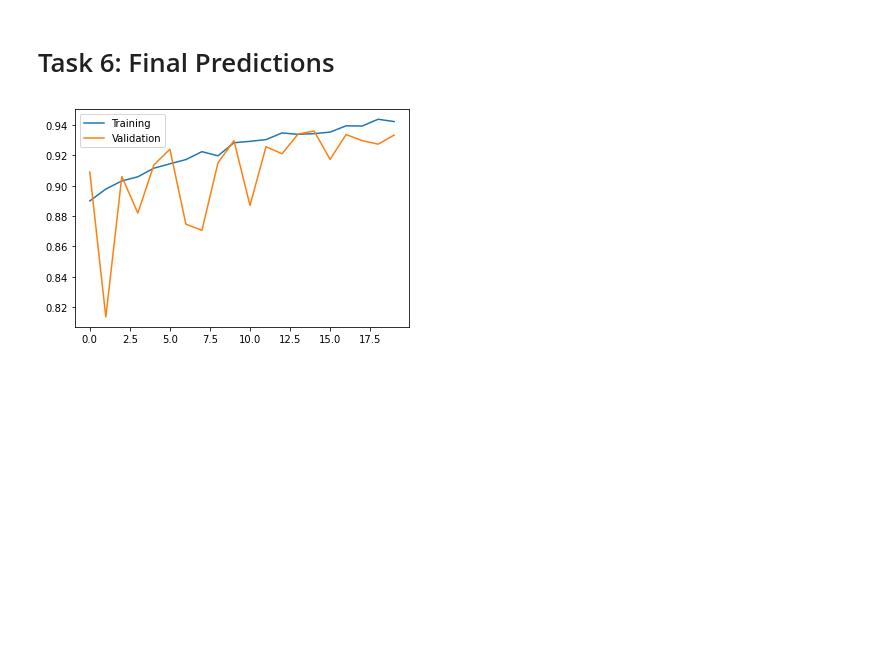
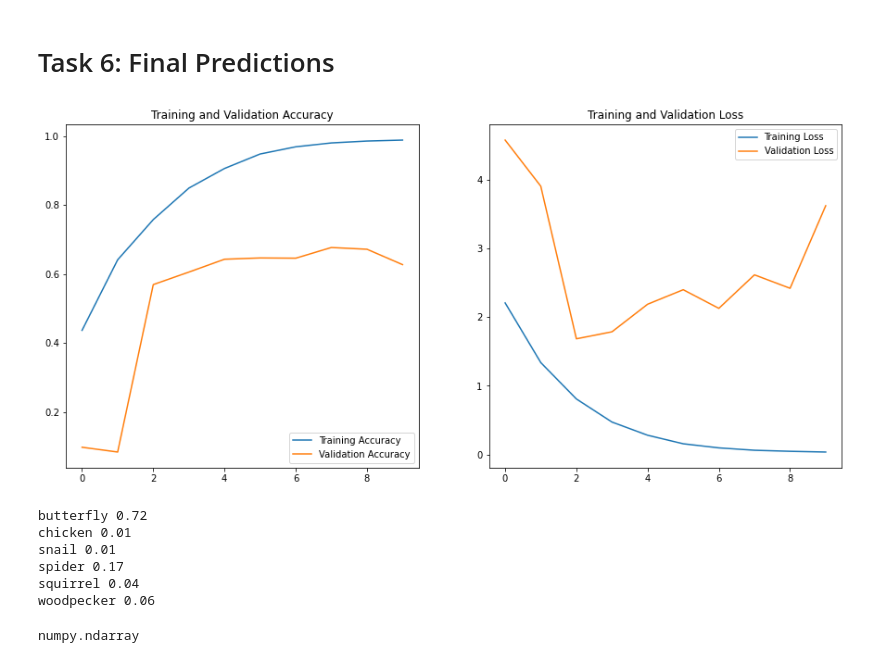
Before and after one commit to khandakerrahin/Image-Classification-with-CNN-using-Keras, a Jupyter notebook: image_classification_CNN_keras.ipynb, the cells around one changed output. Cells and saved outputs as stored; diff of their text form; code cells hidden in the pictures; blank space fills up the shorter version.

```diff
--- a/image_classification_CNN_keras.ipynb
+++ b/image_classification_CNN_keras.ipynb
@@ -171,9 +326,9 @@ _________________________________________________________________
 h = model.fit(
     x_train/255., y_train,
     validation_data=(x_test/255., y_test),
-    epochs=20, batch_size=64,
+    epochs=10, batch_size=128,
     callbacks=[
-        tf.keras.callbacks.EarlyStopping(monitor='val_accuracy', patience=5),
+        tf.keras.callbacks.EarlyStopping(monitor='val_accuracy', patience=3),
         tf.keras.callbacks.ModelCheckpoint(
             'models/model_{val_accuracy:.3f}.h5',
             save_best_only=True, save_weights_only=False,
@@ -202,13 +360,34 @@ Epoch 20/20
 # %% [markdown]
 # Task 6: Final Predictions
-# %%
-accs = h.history['accuracy']
-val_accs = h.history['val_accuracy']
-
-plt.plot(range(len(accs)), accs, label='Training')
-plt.plot(range(len(accs)), val_accs, label='Validation')
-plt.legend()
-plt.show()
-# %% [output]
-[figure, removed]
+# %%
+# accs = h.history['accuracy']
+# val_accs = h.history['val_accuracy']
+
+# plt.plot(range(len(accs)), accs, label='Training')
+# plt.plot(range(len(accs)), val_accs, label='Validation')
+# plt.legend()
+# plt.show()
+
+accs = h.history['accuracy']
+val_accs = h.history['val_accuracy']
+loss = h.history['loss']
+val_loss = h.history['val_loss']
+
+epochs_range = range(10)
+
+plt.figure(figsize=(15, 15))
+plt.subplot(2, 2, 1)
+plt.plot(epochs_range, accs, label='Training Accuracy')
+plt.plot(epochs_range, val_accs, label='Validation Accuracy')
+plt.legend(loc='lower right')
+plt.title('Training and Validation Accuracy')
+
+plt.subplot(2, 2, 2)
+plt.plot(epochs_range, loss, label='Training Loss')
+plt.plot(epochs_range, val_loss, label='Validation Loss')
+plt.legend(loc='upper right')
+plt.title('Training and Validation Loss')
+plt.show()
+# %% [output]
+[figure, added]
 # %%
@@ -216,4 +395,27 @@ model= tf.keras.models.load_model('models/model_0.936.h5')
 # %%
 preds = model.predict(x_test/255.)
+# %%
+# max(preds[2])
+i = 0
+for result in preds[10]:
+    fres = format(result, '.2f')
+    if float(fres)>0.0:
+        print(class_names[i], fres)
+
+    i+=1
+# print(len(preds))
+# for result in preds:
+#     print(np.argmax(result), "     ", str(max(result)))
+# %% [output]
+butterfly 0.72
+chicken 0.01
+snail 0.01
+spider 0.17
+squirrel 0.04
+woodpecker 0.06
+# %%
+type(preds)
+# %% [output]
+numpy.ndarray
 # %%
 show_random_examples(x_test, y_test, preds)
```
Also changed, not shown: parts of 24 cells of this notebook.
